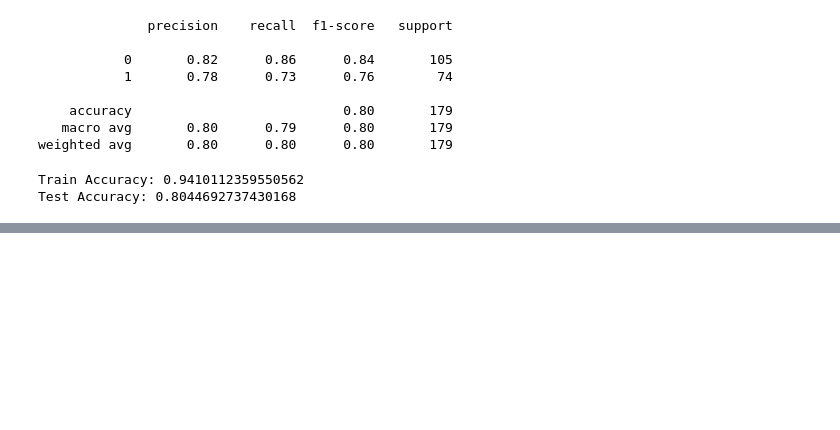
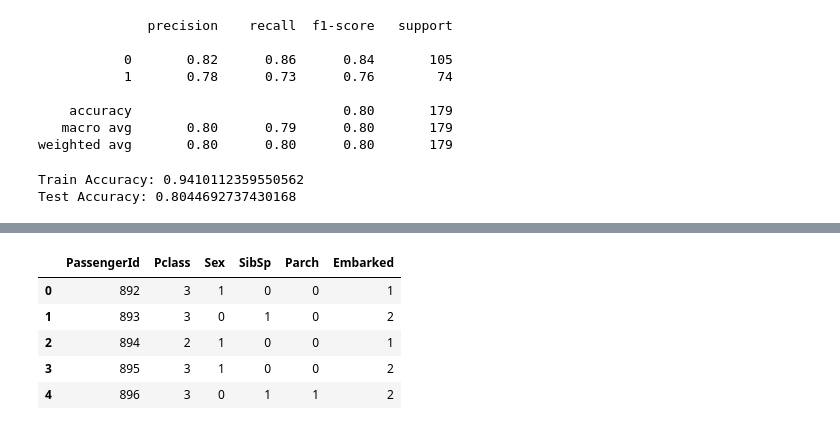
Before and after one commit to Aamil-Abdulla/titanic, a Jupyter notebook: Titanic/titanic/new_titanic.ipynb, the cells around one changed output, grey strips where cells are left out. Drawn from its saved outputs; the diff is of its cells as text; code cells hidden in the pictures; blank space fills up the shorter version.

```diff
--- a/Titanic/new_titanic.ipynb
+++ b/Titanic/titanic/new_titanic.ipynb
@@ -100,3 +105,11 @@ print("Test Accuracy:", accuracy_score(y_test, y_pred))
 # %% [output]
 Train Accuracy: 0.9410112359550562
 Test Accuracy: 0.8044692737430168
+# %%
+new_df = pd.read_csv("C:/Users/Admin/Desktop/kaggle comp/Titanic/test.csv")
+# %%
+#pre process
+new_df.isnull().sum()
+X = new_df.drop(['Age','Name','Cabin',"Ticket","Fare","Survived"],axis=1,errors="ignore")
+X
+X['Embarked'].fillna('S', inplace=True)  # or the most frequent value
@@ -102,0 +123,16 @@ Test Accuracy: 0.8044692737430168
+# %%
+#Label encoding
+from sklearn.preprocessing import LabelEncoder
+le = LabelEncoder()
+X.Embarked = le.fit_transform(X.Embarked)
+X.head()
+X.Sex = le.fit_transform(X.Sex)
+
+X.head()
+# %% [output]
+|  | PassengerId | Pclass | Sex | SibSp | Parch | Embarked |
+| 0 | 892 | 3 | 1 | 0 | 0 | 1 |
+| 1 | 893 | 3 | 0 | 1 | 0 | 2 |
+| 2 | 894 | 2 | 1 | 0 | 0 | 1 |
+| 3 | 895 | 3 | 1 | 0 | 0 | 2 |
+| 4 | 896 | 3 | 0 | 1 | 1 | 2 |
```
Also changed, not shown: parts of 5 cells of this notebook, 13 other files.
